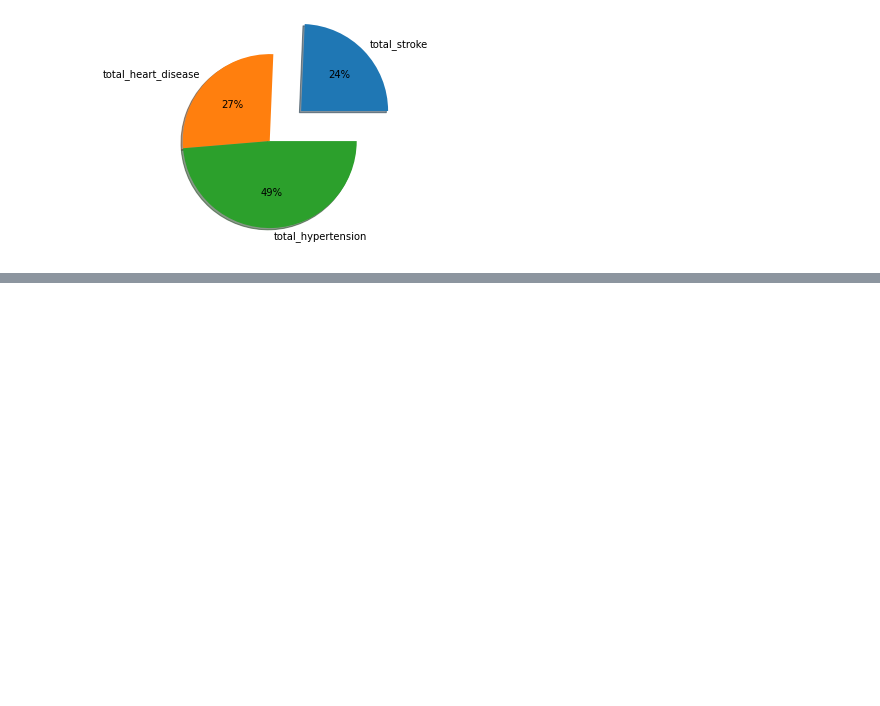
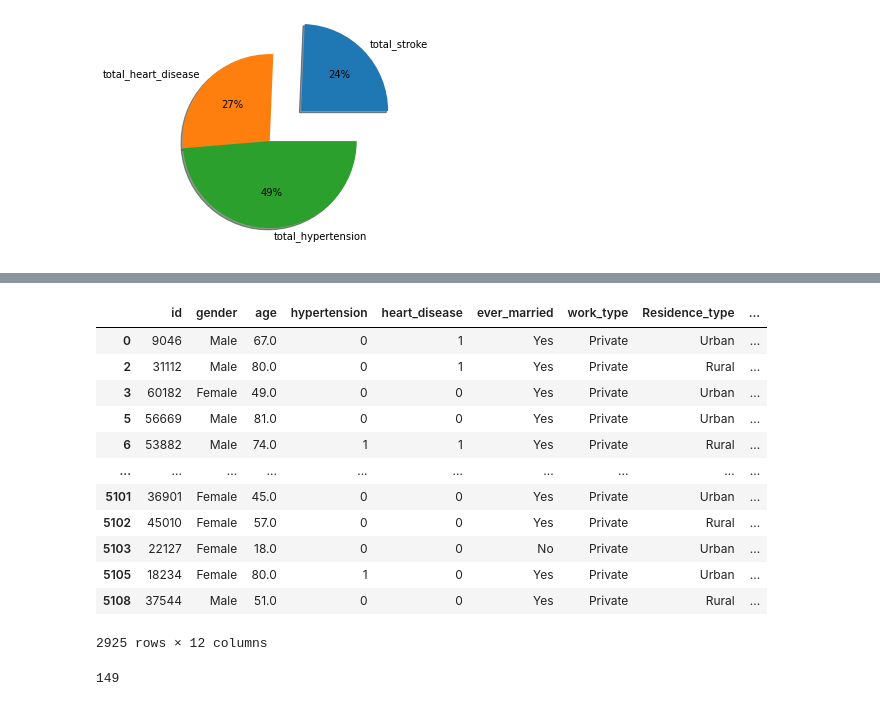
Before and after one commit to BibekRai44/Stroke-Analysis, a Jupyter notebook: stroke-prediction-and-analysis.ipynb, the cells around one changed output, grey strips where cells are left out. Saved outputs shown, nothing was run; the diff lists cells and outputs as text; code cells hidden in the pictures; blank space fills up the shorter version.

Commit message:
making new df

```diff
--- a/stroke-prediction-and-analysis.ipynb
+++ b/stroke-prediction-and-analysis.ipynb
@@ -146,3 +146,7 @@ plt.pie(x,labels=mylabels,explode=myexplode,shadow=True,autopct = '%.0f%%')
 plt.show()
 # %% [output]
 [figure]
+# %%
+#making new dataframe for filtering
+newdf=df.copy()
+print(newdf)
@@ -148,0 +171,21 @@ plt.show()
+# %%
+newdf = newdf[newdf.work_type == "Private"]
+newdf
+# %% [output]
+|  | id | gender | age | hypertension | heart_disease | ever_married | work_type | Residence_type | ... |
+| 0 | 9046 | Male | 67.0 | 0 | 1 | Yes | Private | Urban | ... |
+| 2 | 31112 | Male | 80.0 | 0 | 1 | Yes | Private | Rural | ... |
+| 3 | 60182 | Female | 49.0 | 0 | 0 | Yes | Private | Urban | ... |
+| 5 | 56669 | Male | 81.0 | 0 | 0 | Yes | Private | Urban | ... |
+| 6 | 53882 | Male | 74.0 | 1 | 1 | Yes | Private | Rural | ... |
+| ... | ... | ... | ... | ... | ... | ... | ... | ... | ... |
+| 5101 | 36901 | Female | 45.0 | 0 | 0 | Yes | Private | Urban | ... |
+| 5102 | 45010 | Female | 57.0 | 0 | 0 | Yes | Private | Rural | ... |
+| 5103 | 22127 | Female | 18.0 | 0 | 0 | No | Private | Urban | ... |
+| 5105 | 18234 | Female | 80.0 | 1 | 0 | Yes | Private | Urban | ... |
+| 5108 | 37544 | Male | 51.0 | 0 | 0 | Yes | Private | Rural | ... |
+2925 rows × 12 columns
+# %%
+sum(newdf.stroke)
+# %% [output]
+149
```
Also changed, not shown: parts of 1 cell of this notebook.
